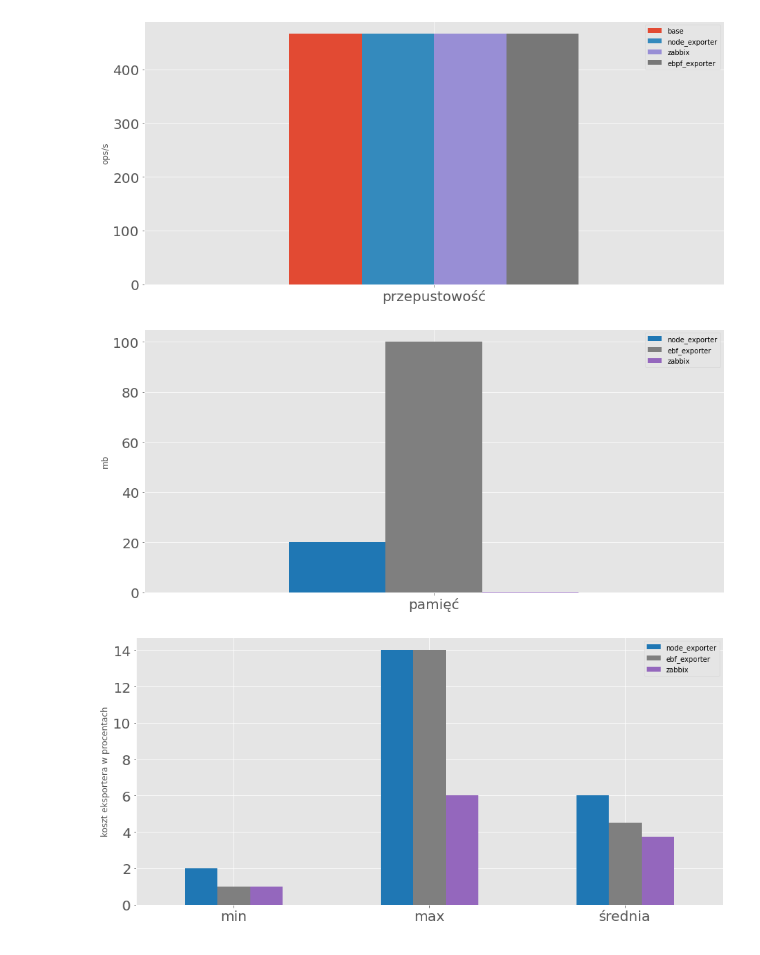
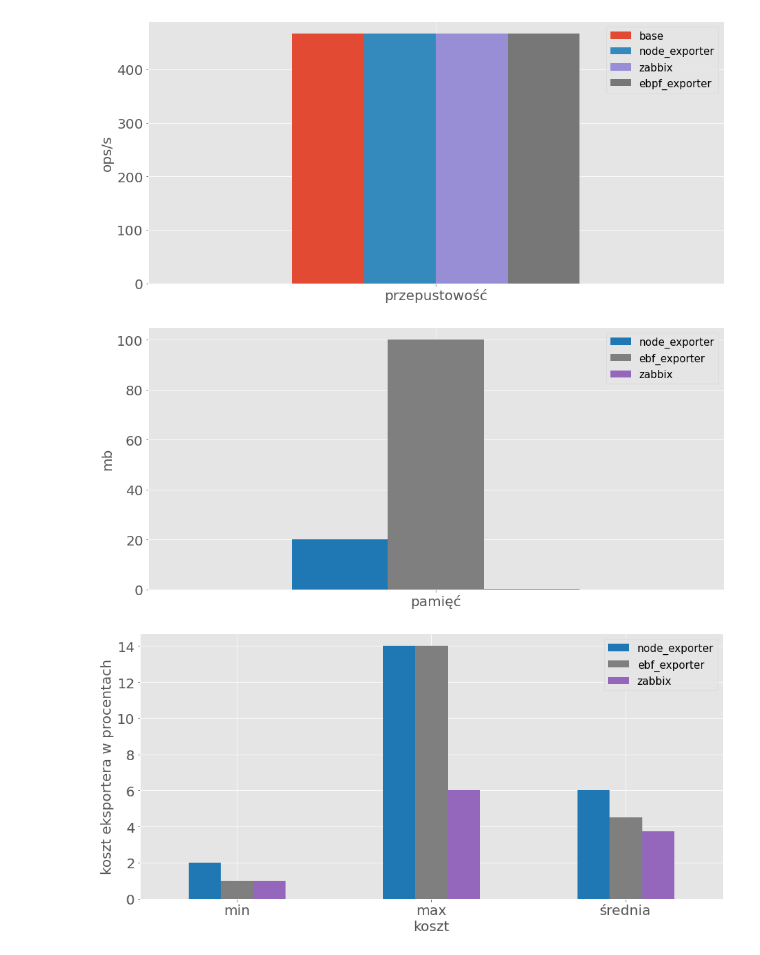
Before and after one commit to Automaat/magisterka, a Jupyter notebook: results/results_analysis.ipynb, the cells around one changed output. Drawn from its saved outputs; the diff is of its cells as text; code cells hidden in the pictures.

Commit message:
updated plots

```diff
--- a/results/results_analysis.ipynb
+++ b/results/results_analysis.ipynb
@@ -135,11 +143,12 @@ d = {'names': names, 'base': base_cpu_thpt, 'node_exporter': node_exporter_cpu_t
 df = pd.DataFrame(data=d)
 
 ax = df.plot.bar(x='names', figsize=(15,7), rot=0, fontsize=20)
-ax.set_ylabel("ops/s")
+ax.set_ylabel("ops/s", fontsize=20)
 ax.set_xlabel("")
+ax.legend(fontsize=15)
 plt.savefig("network_benchmark_thrpt.png")
 # %% [output]
-[figure, old version]
+[figure, new version]
 # %%
 # EXPORTER MEMORY USAGE
 names = ['pamięć']
@@ -151,31 +160,32 @@ d = {'names': names, 'node_exporter': node_exporter, 'ebf_exporter': ebf_exporte
 df = pd.DataFrame(data=d)
 
 ax = df.plot.bar(x='names', figsize=(15,7), color=['tab:blue', 'tab:gray', 'tab:purple'], rot=0, fontsize=20)
-ax.set_ylabel("mb")
+ax.set_ylabel("Mb", fontsize=20)
 ax.set_xlabel("")
-
+ax.legend(fontsize=15)
 plt.savefig("memory_usage.png")
 # %% [output]
-[figure, old version]
+[figure, new version]
 # %%
 # node, zabbix, ebpf
 # CPU time 5, 1, 0
 # CPU thrpt 3, 6, 3
 # FILE time 14, 6, 14
 # FILE time 2, 2, 1
 
 # min, max, mean
 names = ['min', 'max', 'średnia']
 node = [2, 14, 6]
 zabbix = [1, 6, 3.75]
 ebpf = [1, 14, 4.5]
 
 d = {'names': names, 'node_exporter': node, 'ebf_exporter': ebpf, 'zabbix': zabbix}
 df = pd.DataFrame(data=d)
 
 ax = df.plot.bar(x='names', figsize=(15,7), color=['tab:blue', 'tab:gray', 'tab:purple'], rot=0, fontsize=20)
-ax.set_ylabel("koszt eksportera w procentach")
-ax.set_xlabel("")
+ax.set_ylabel("koszt eksportera w procentach", fontsize=20)
+ax.set_xlabel("koszt", fontsize=20)
+ax.legend(fontsize=15)
 plt.savefig("exporter_overhead.png")
 # %% [output]
-[figure, old version]
+[figure, new version]
```
Also changed, not shown: parts of 8 cells of this notebook, 11 other files.
